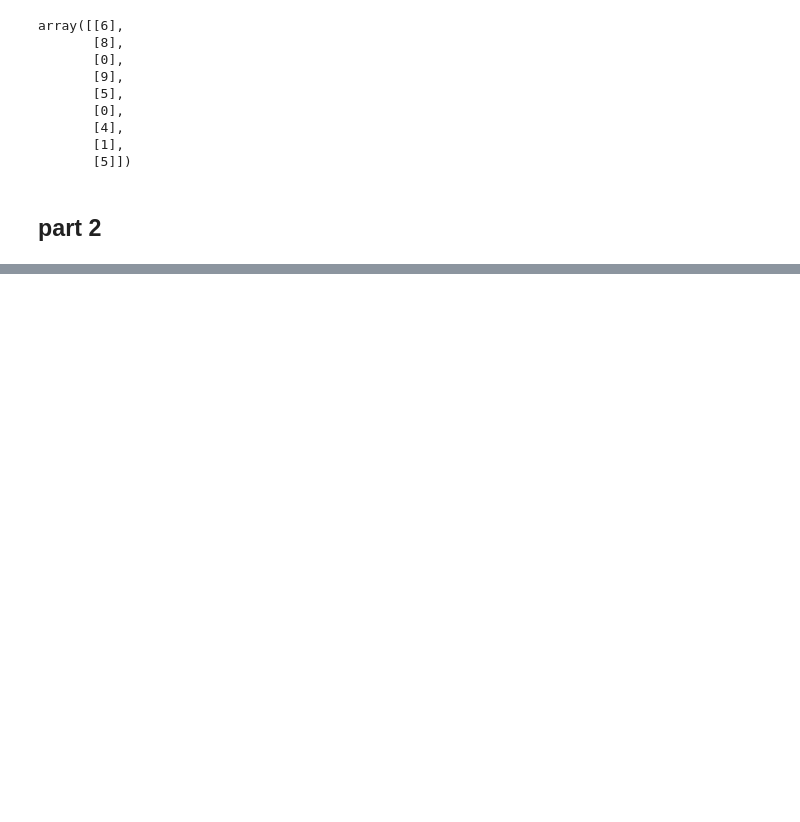
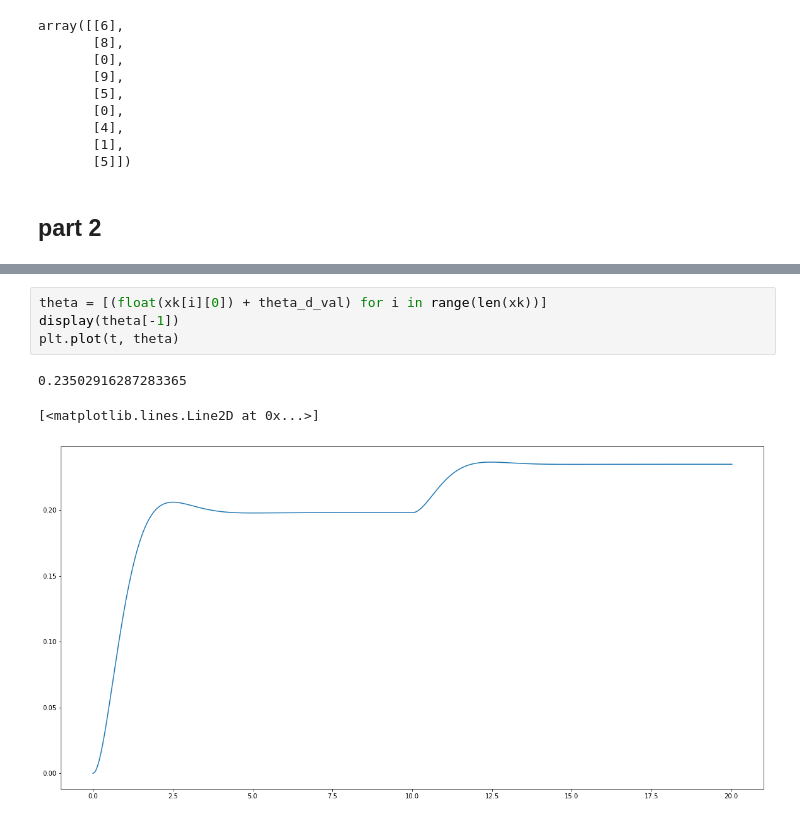
Before and after one commit to cplan082-tech/Adaptive_Control, a Jupyter notebook: assignments/final/Plante_Clive_final.ipynb, the cells around one changed output, grey strips where cells are left out. Cells and saved outputs as stored; diff of their text form; blank space fills up the shorter version.

```diff
--- a/assignments/final/Plante_Clive_final.ipynb
+++ b/assignments/final/Plante_Clive_final.ipynb
@@ -220,3 +282,11 @@ array([[6],
+# %%
+theta = [(float(xk[i][0]) + theta_d_val) for i in range(len(xk))]
+display(theta[-1])
+plt.plot(t, theta)
+# %% [output]
+0.23502916287283365
+[<matplotlib.lines.Line2D at 0x...>]
+[figure, added]
 # %%
 np.shape(W)
 len(t[0:1001])
```
Also changed, not shown: parts of 12 cells of this notebook.
